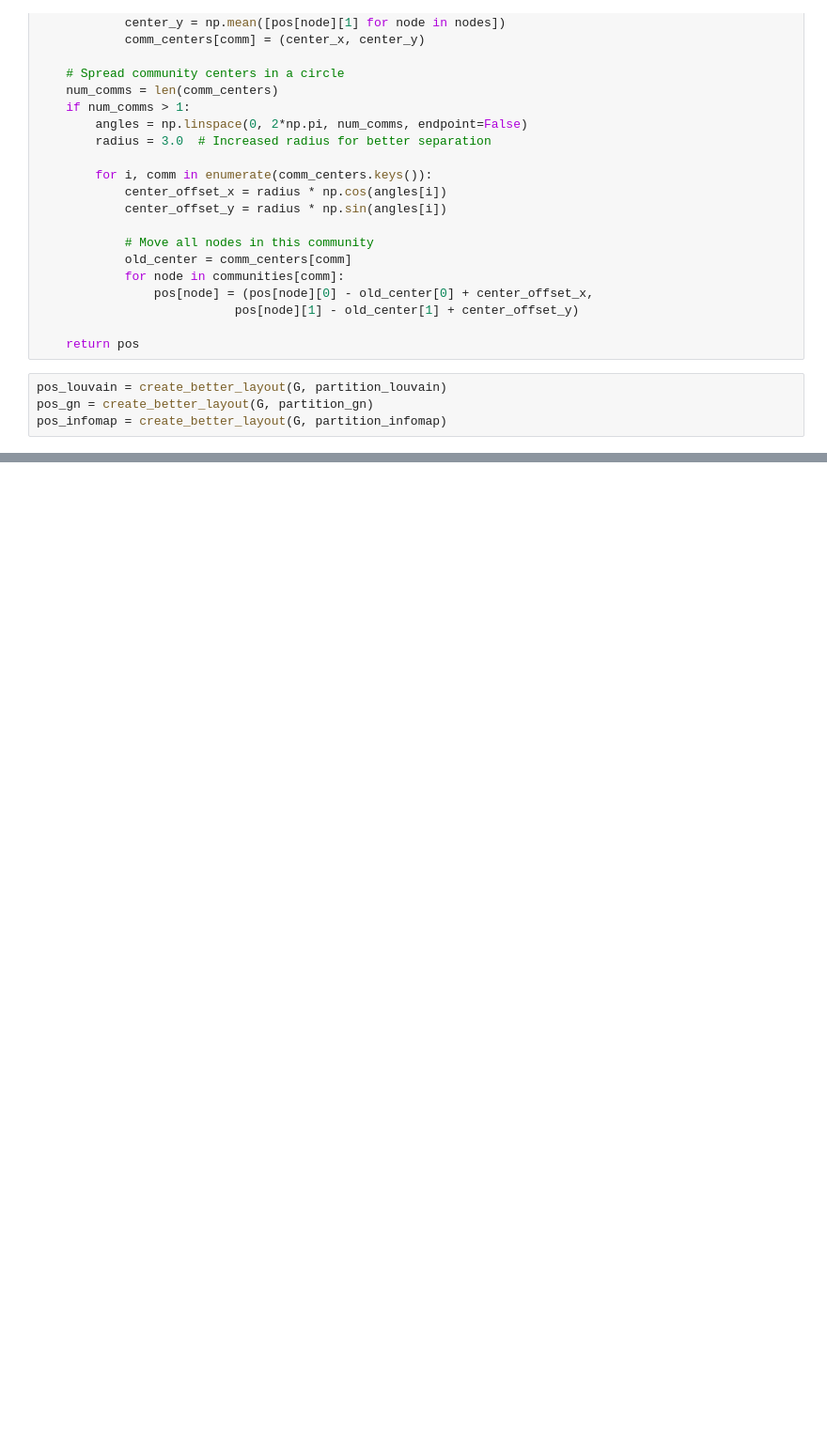
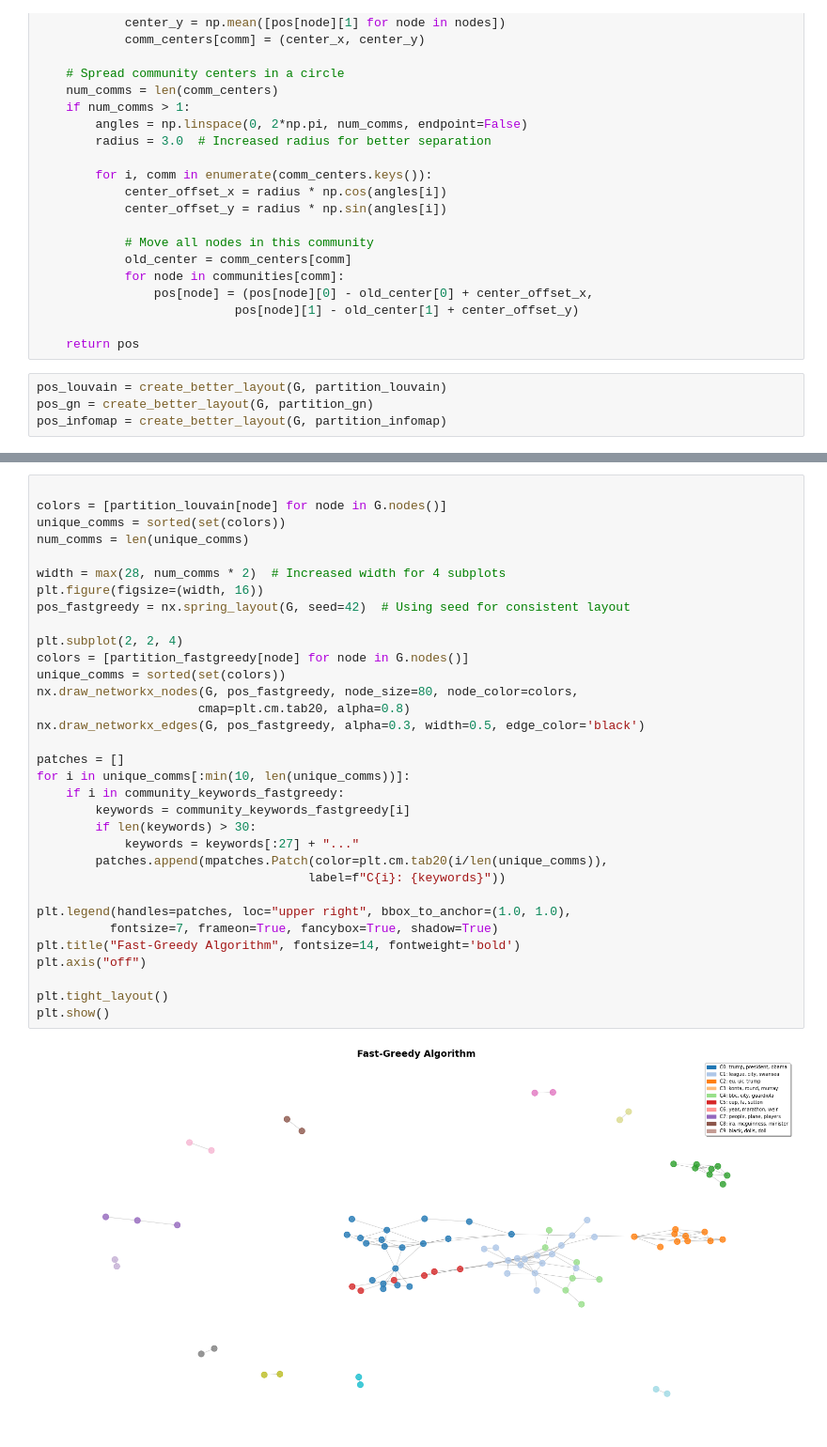
Before and after one commit to Prathamroy08/Clustering-using-Vec2GC-algorithm, a Jupyter notebook: minor_project.ipynb, the cells around one changed output, grey strips where cells are left out. Shown at 94% size. Cells and saved outputs as stored; diff of their text form; blank space fills up the shorter version.

```diff
--- a/minor_project.ipynb
+++ b/minor_project.ipynb
@@ -241,0 +265,35 @@ plt.show()
+# %%
+
+colors = [partition_louvain[node] for node in G.nodes()]
+unique_comms = sorted(set(colors))
+num_comms = len(unique_comms)
+
+width = max(28, num_comms * 2)  # Increased width for 4 subplots
+plt.figure(figsize=(width, 16))
+pos_fastgreedy = nx.spring_layout(G, seed=42)  # Using seed for consistent layout
+
+plt.subplot(2, 2, 4)
+colors = [partition_fastgreedy[node] for node in G.nodes()]
+unique_comms = sorted(set(colors))
+nx.draw_networkx_nodes(G, pos_fastgreedy, node_size=80, node_color=colors,
+                      cmap=plt.cm.tab20, alpha=0.8)
+nx.draw_networkx_edges(G, pos_fastgreedy, alpha=0.3, width=0.5, edge_color='black')
+
+patches = []
+for i in unique_comms[:min(10, len(unique_comms))]:
+    if i in community_keywords_fastgreedy:
+        keywords = community_keywords_fastgreedy[i]
+        if len(keywords) > 30:
+            keywords = keywords[:27] + "..."
+        patches.append(mpatches.Patch(color=plt.cm.tab20(i/len(unique_comms)),
+                                     label=f"C{i}: {keywords}"))
+
+plt.legend(handles=patches, loc="upper right", bbox_to_anchor=(1.0, 1.0),
+          fontsize=7, frameon=True, fancybox=True, shadow=True)
+plt.title("Fast-Greedy Algorithm", fontsize=14, fontweight='bold')
+plt.axis("off")
+
+plt.tight_layout()
+plt.show()
+# %% [output]
+[figure, added]
```
Also changed, not shown: parts of 10 cells of this notebook.
